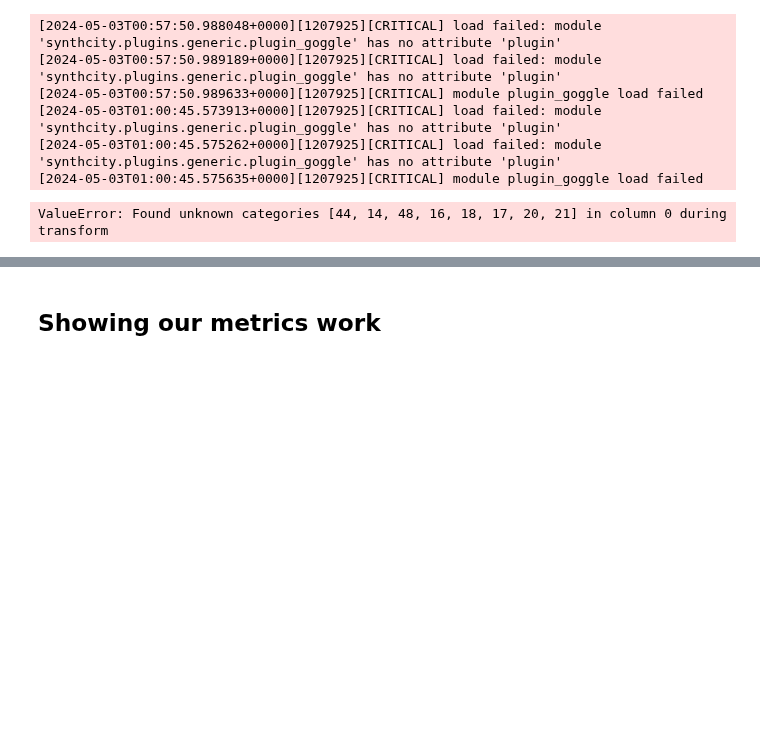
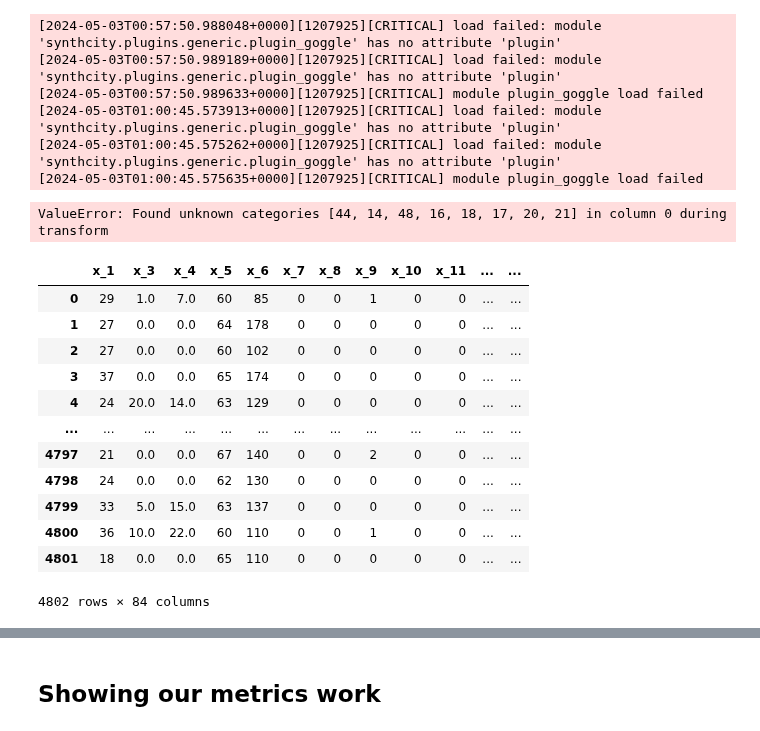
Before and after one commit to harrya32/causal_synthetic_data, a Jupyter notebook: Experiments/Experiments.ipynb, the cells around one changed output, grey strips where cells are left out. Cells and saved outputs as stored; diff of their text form; code cells hidden in the pictures; blank space fills up the shorter version.

```diff
--- a/Experiments/Experiments.ipynb
+++ b/Experiments/Experiments.ipynb
@@ -1857,2 +1885,18 @@ results_acic.groupby('method').mean()
+# %%
+acic_encoded
+# %% [output]
+|  | x_1 | x_3 | x_4 | x_5 | x_6 | x_7 | x_8 | x_9 | x_10 | x_11 | ... | ... |
+| 0 | 29 | 1.0 | 7.0 | 60 | 85 | 0 | 0 | 1 | 0 | 0 | ... | ... |
+| 1 | 27 | 0.0 | 0.0 | 64 | 178 | 0 | 0 | 0 | 0 | 0 | ... | ... |
+| 2 | 27 | 0.0 | 0.0 | 60 | 102 | 0 | 0 | 0 | 0 | 0 | ... | ... |
+| 3 | 37 | 0.0 | 0.0 | 65 | 174 | 0 | 0 | 0 | 0 | 0 | ... | ... |
+| 4 | 24 | 20.0 | 14.0 | 63 | 129 | 0 | 0 | 0 | 0 | 0 | ... | ... |
+| ... | ... | ... | ... | ... | ... | ... | ... | ... | ... | ... | ... | ... |
+| 4797 | 21 | 0.0 | 0.0 | 67 | 140 | 0 | 0 | 2 | 0 | 0 | ... | ... |
+| 4798 | 24 | 0.0 | 0.0 | 62 | 130 | 0 | 0 | 0 | 0 | 0 | ... | ... |
+| 4799 | 33 | 5.0 | 15.0 | 63 | 137 | 0 | 0 | 0 | 0 | 0 | ... | ... |
+| 4800 | 36 | 10.0 | 22.0 | 60 | 110 | 0 | 0 | 1 | 0 | 0 | ... | ... |
+| 4801 | 18 | 0.0 | 0.0 | 65 | 110 | 0 | 0 | 0 | 0 | 0 | ... | ... |
+4802 rows × 84 columns
 # %%
 #getting y|x,w from a T learner
```
Also changed, not shown: parts of 17 cells of this notebook, 53 other files.
